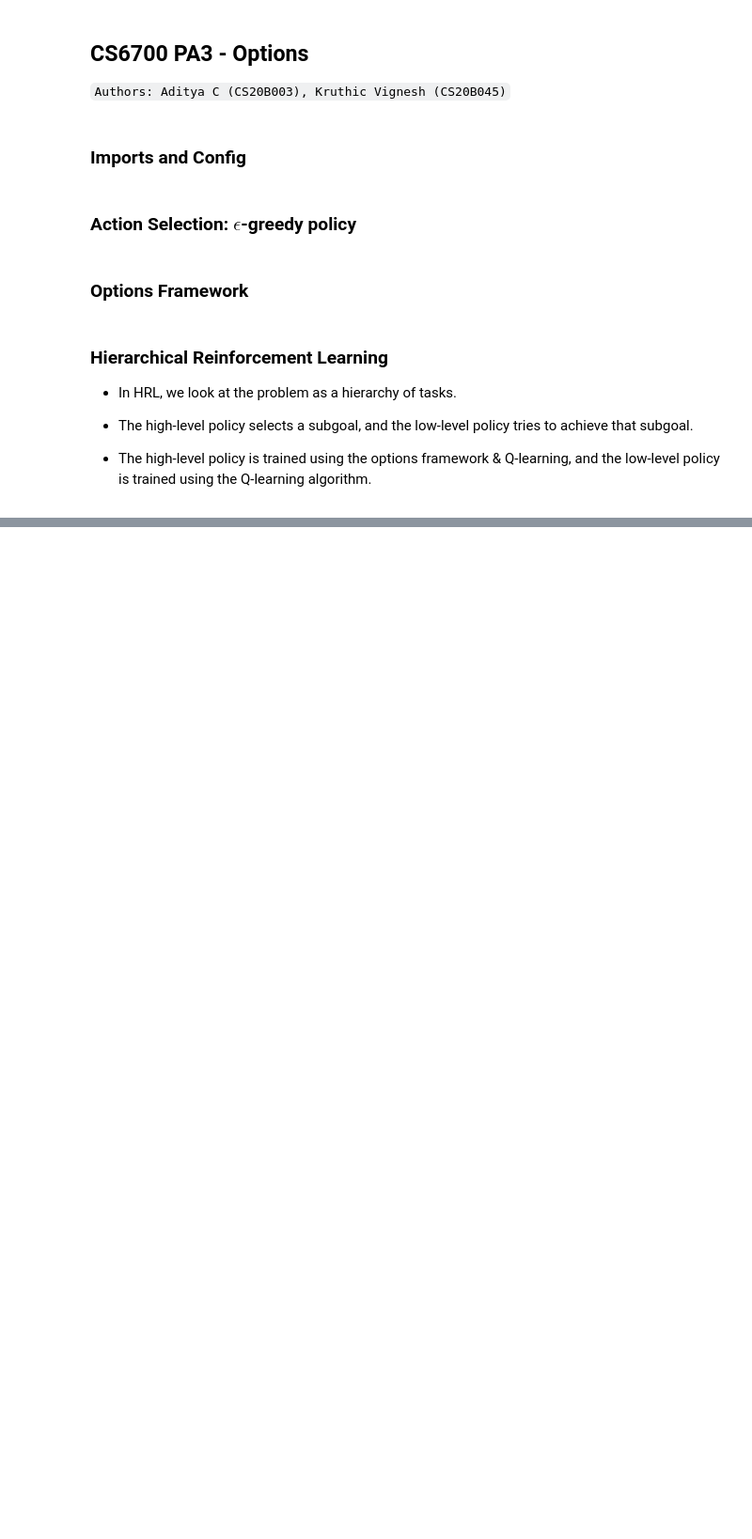
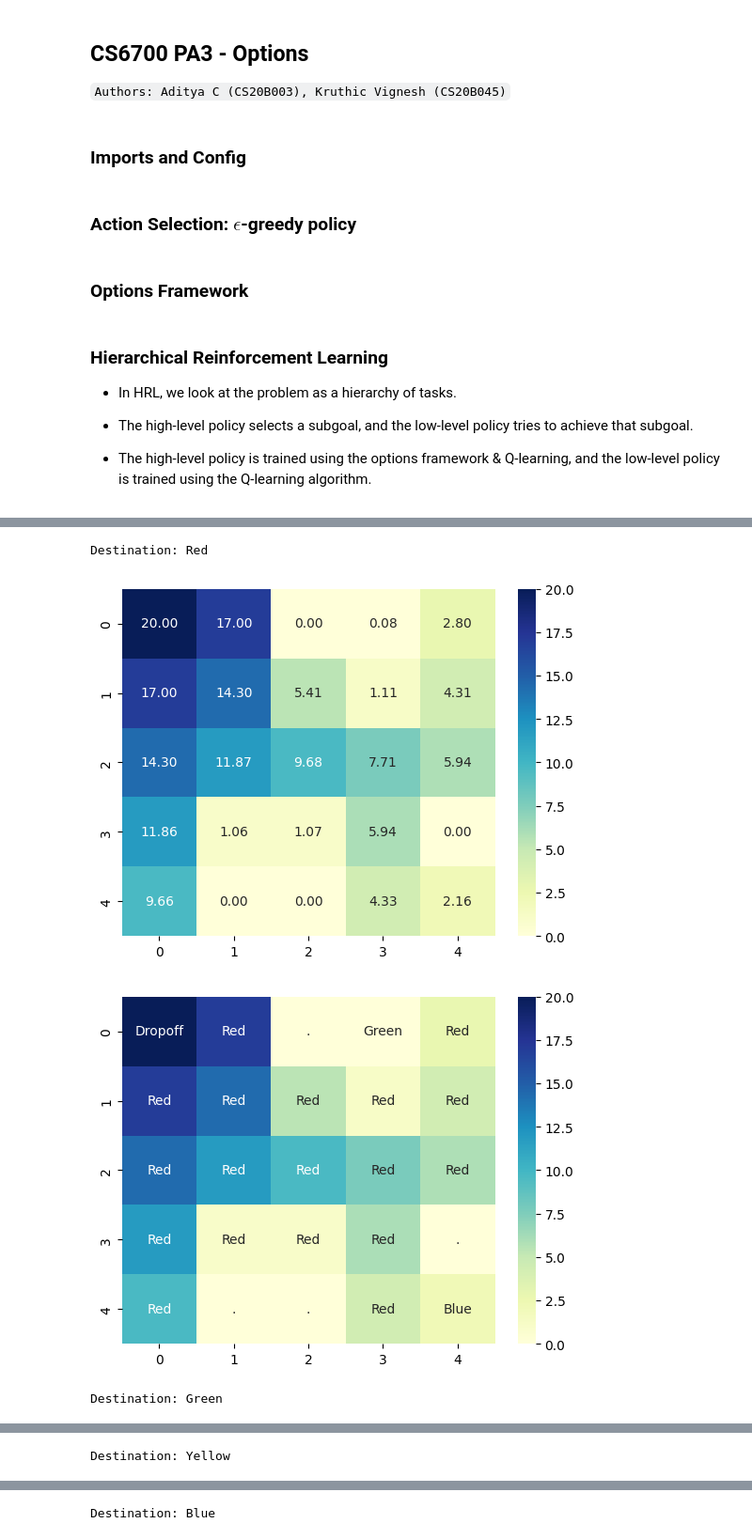
Before and after one commit to AdityaC-003/CS6700_RL_A3, a Jupyter notebook: A3.ipynb, the cells around one changed output, grey strips where cells are left out. Shown at 94% size. Drawn from its saved outputs; the diff is of its cells as text; code cells hidden in the pictures; blank space fills up the shorter version.

```diff
--- a/A3.ipynb
+++ b/A3.ipynb
@@ -465,0 +335,41 @@ sns.heatmap(red_grid, annot=True, fmt=".2f")
+# %%
+# select every 4th row of q_values and put it into a grid
+
+# desination fixed to be red
+for dest in range(4):
+
+    print(f"Destination: {['Red', 'Green', 'Yellow', 'Blue'][dest]}")
+    grid = trainer.agent.q_values[dest::4]
+    grid2 = trainer.agent.q_values[dest::4]
+    upd_grid = trainer.agent.update_freq[dest::4]
+
+    # passenger is inside car
+    grid = grid[4::5]
+    grid2 = grid2[4::5]
+    upd_grid = upd_grid[4::5]
+
+    # grid = grid[:, 6].reshape(5, 5)
+    grid = np.max(grid[:,4:], axis=1).reshape(5, 5)
+    grid3 = np.argmax(grid2[:,4:], axis=1) + 4
+    grid4 = np.max(grid2[:,4:], axis=1).reshape(5, 5)
+    upd_grid = np.sum(upd_grid[:,4:], axis=1).reshape(5, 5)
+
+    grid3 = [dict[i] for i in grid3]
+    grid3 = np.array(list(grid3)).reshape(5, 5)
+    # plot the grid
+    sns.heatmap(grid, annot=True, fmt=".2f", cmap="YlGnBu")
+    plt.show()
+
+    for i in range(5):
+        for j in range(5):
+            if upd_grid[i][j] <= 1 or grid4[i][j] <= 0:
+                grid3[i][j] = "."
+
+    # print grid2 with row and column labels, I dont want heatmap of grid2
+    sns.heatmap(grid4, annot=grid3, fmt="s", cmap="YlGnBu")
+    plt.show()
+# %% [output]
+Destination: Red
+[figure, added]
+[figure, added]
+Destination: Green
@@ -465,0 +378 @@ sns.heatmap(red_grid, annot=True, fmt=".2f")
+Destination: Yellow
@@ -465,0 +381 @@ sns.heatmap(red_grid, annot=True, fmt=".2f")
+Destination: Blue
```
Also changed, not shown: parts of 13 cells of this notebook, 1 other file.
